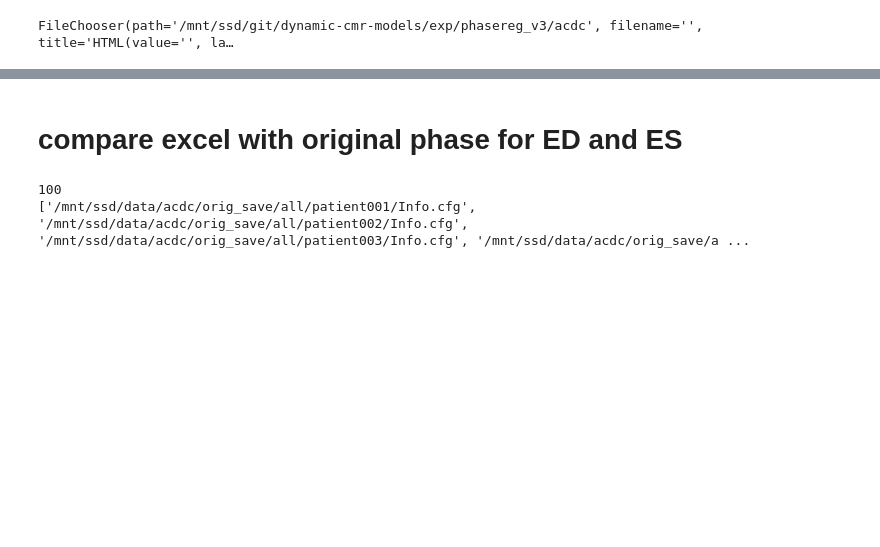
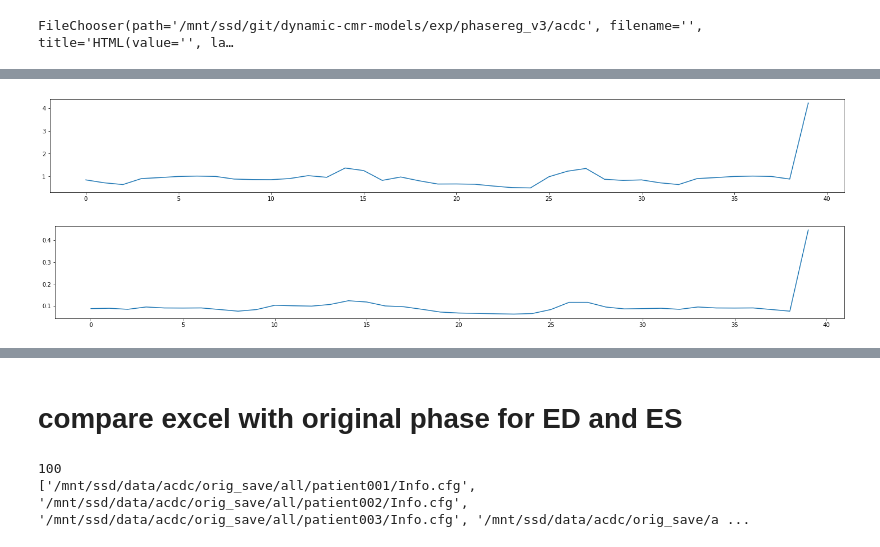
Before and after one commit to Cardio-AI/cmr-phase2phase-registration, a Jupyter notebook: notebooks/Dataset/Test_show_magnitude_over_time.ipynb, the cells around one changed output, grey strips where cells are left out. Cells and saved outputs as stored; diff of their text form; code cells hidden in the pictures; blank space fills up the shorter version.

```diff
--- a/notebooks/Dataset/Test_show_magnitude_over_time.ipynb
+++ b/notebooks/Dataset/Test_show_magnitude_over_time.ipynb
@@ -58 +95,13 @@ plt.plot(nda_1d)
+# %%
+# plot the mean/max norm for one patient oveer time
+fix, ax = plt.subplots(figsize=(25,3))
+nda_1d_max = np.max(nda_temp,axis=(1,2,3))
+nda_1d_mean = np.mean(nda_temp,axis=(1,2,3))
+_ = plt.plot(nda_1d_max); plt.show()
+fix, ax = plt.subplots(figsize=(25,3))
+_ = plt.plot(nda_1d_mean)
+#ax.set_ylim(0.0,0.15)
+# %% [output]
+[figure, added]
+[figure, added]
 # %%
```
Also changed, not shown: parts of 16 cells of this notebook, 3 other files.
